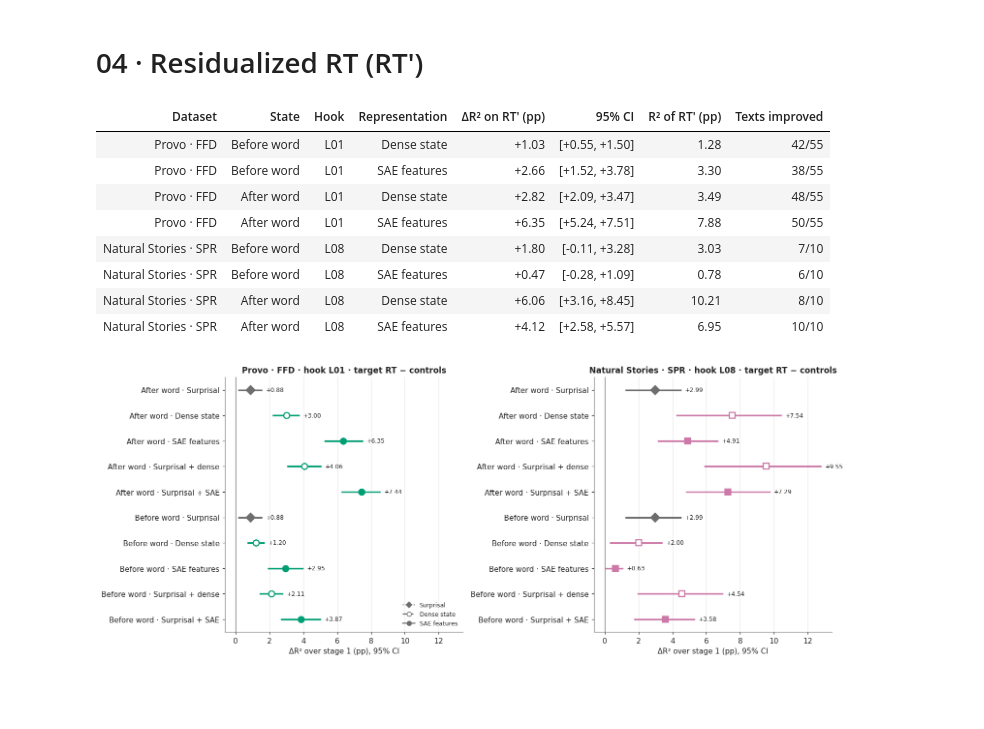
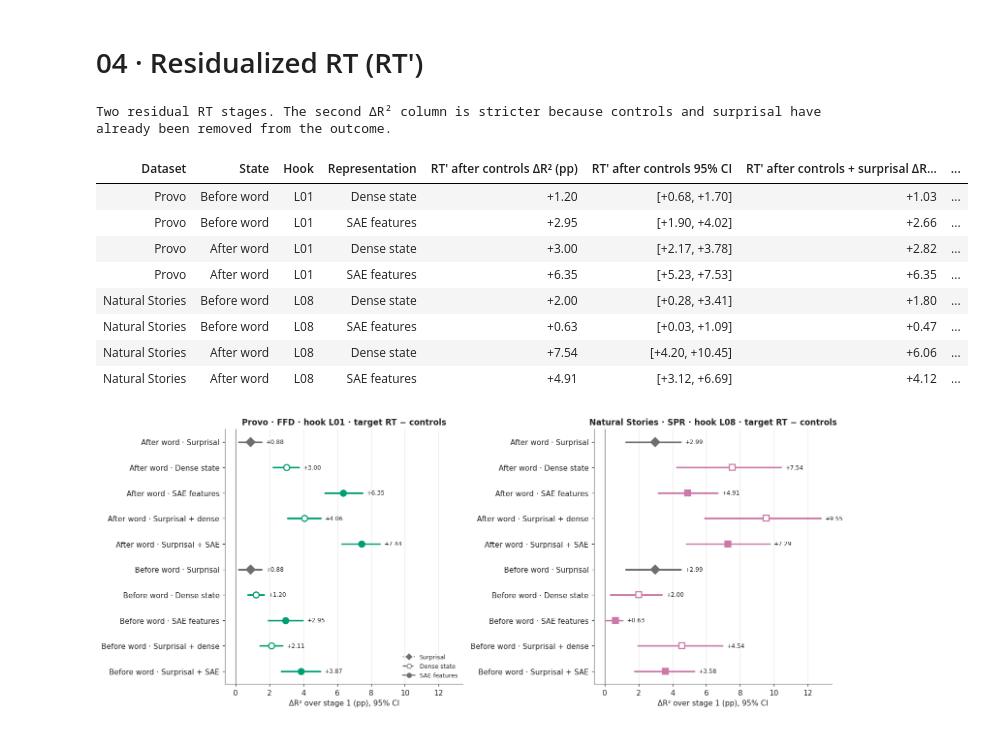
Before and after one commit to theraSara/saert, a Jupyter notebook: notebooks/04_residual_rt.ipynb, the cells around one changed output. Saved outputs shown, nothing was run; the diff lists cells and outputs as text; code cells hidden in the pictures; blank space fills up the shorter version.

Commit message:
Add residual RT stage comparison table

```diff
--- a/notebooks/04_residual_rt.ipynb
+++ b/notebooks/04_residual_rt.ipynb
@@ -26,40 +26,55 @@ def primary(target):
     keep = [(t.corpus == c) & ((t.label == PRIMARY_HOOKS[c]) | (t.representation == "surprisal")) for c in CORPORA]
     return t[keep[0] | keep[1]]
 # %%
-summary_rows = []
-strict = res[res.target == "resid_controls_surprisal"]
+# Stage comparison table: darker green/pink cells indicate larger positive held-out gain for that corpus.
+stage_rows = []
 for corpus in CORPORA:
     hook = PRIMARY_HOOKS[corpus]
     for kind in ["prefix", "post"]:
         for rep in ["dense", "sae"]:
-            r = strict[(strict.corpus == corpus) & (strict.kind == kind) &
-                       (strict.label == hook) & (strict.representation == rep)].iloc[0]
-            summary_rows.append({
-                "Dataset": CORPUS_LABELS[corpus],
+            base = {
+                "Dataset": CORPUS_LABELS[corpus].split(" ·")[0],
                 "State": STATE_LABELS[kind],
                 "Hook": hook,
                 "Representation": REP_LABELS[rep],
-                "ΔR² on RT′ (pp)": r.delta_r2_pp,
-                "95% CI": f"[{r.ci_low_pp:+.2f}, {r.ci_high_pp:+.2f}]",
-                "R² of RT′ (pp)": r.r2_resid_pp,
-                "Texts improved": f"{int(r.texts_improved)}/{int(r.n_texts)}",
-            })
-rtprime_table = pd.DataFrame(summary_rows)
-display(focus_table(rtprime_table, important=["ΔR² on RT′ (pp)"],
-                    signed_columns=["ΔR² on RT′ (pp)"],
-                    formats={"ΔR² on RT′ (pp)": "{:+.2f}", "R² of RT′ (pp)": "{:.2f}"},
-                    # caption="Strict RT′ summary: controls and surprisal have already been removed from the outcome."
-                    ))
+            }
+            for target, label in [
+                ("resid_controls", "RT′ after controls"),
+                ("resid_controls_surprisal", "RT′ after controls + surprisal"),
+            ]:
+                r = res[(res.target == target) & (res.corpus == corpus) & (res.kind == kind) &
+                        (res.label == hook) & (res.representation == rep)].iloc[0]
+                base[f"{label} ΔR² (pp)"] = r.delta_r2_pp
+                base[f"{label} 95% CI"] = f"[{r.ci_low_pp:+.2f}, {r.ci_high_pp:+.2f}]"
+            base["Change after removing surprisal"] = (
+                base["RT′ after controls + surprisal ΔR² (pp)"] - base["RT′ after controls ΔR² (pp)"]
+            )
+            stage_rows.append(base)
+
+rtprime_stage_table = pd.DataFrame(stage_rows)
+display(focus_table(
+    rtprime_stage_table.round(2),
+    important=["RT′ after controls ΔR² (pp)", "RT′ after controls + surprisal ΔR² (pp)",
+               "Change after removing surprisal"],
+    signed_columns=["RT′ after controls ΔR² (pp)", "RT′ after controls + surprisal ΔR² (pp)"],
+    formats={
+        "RT′ after controls ΔR² (pp)": "{:+.2f}",
+        "RT′ after controls + surprisal ΔR² (pp)": "{:+.2f}",
+        "Change after removing surprisal": "{:+.2f}",
+    },
+    caption="Two residual RT stages. The second ΔR² column is stricter because controls and surprisal have already been removed from the outcome."
+))
 # %% [output]
+Two residual RT stages. The second ΔR² column is stricter because controls and surprisal have already been removed from the outcome.
-| Dataset | State | Hook | Representation | ΔR² on RT′ (pp) | 95% CI | R² of RT′ (pp) | Texts improved |
-| Provo · FFD | Before word | L01 | Dense state | +1.03 | [+0.55, +1.50] | 1.28 | 42/55 |
-| Provo · FFD | Before word | L01 | SAE features | +2.66 | [+1.52, +3.78] | 3.30 | 38/55 |
-| Provo · FFD | After word | L01 | Dense state | +2.82 | [+2.09, +3.47] | 3.49 | 48/55 |
-| Provo · FFD | After word | L01 | SAE features | +6.35 | [+5.24, +7.51] | 7.88 | 50/55 |
-| Natural Stories · SPR | Before word | L08 | Dense state | +1.80 | [-0.11, +3.28] | 3.03 | 7/10 |
-| Natural Stories · SPR | Before word | L08 | SAE features | +0.47 | [-0.28, +1.09] | 0.78 | 6/10 |
-| Natural Stories · SPR | After word | L08 | Dense state | +6.06 | [+3.16, +8.45] | 10.21 | 8/10 |
-| Natural Stories · SPR | After word | L08 | SAE features | +4.12 | [+2.58, +5.57] | 6.95 | 10/10 |
+| Dataset | State | Hook | Representation | RT′ after controls ΔR² (pp) | RT′ after controls 95% CI | RT′ after controls + surprisal ΔR... | ... |
+| Provo | Before word | L01 | Dense state | +1.20 | [+0.68, +1.70] | +1.03 | ... |
+| Provo | Before word | L01 | SAE features | +2.95 | [+1.90, +4.02] | +2.66 | ... |
+| Provo | After word | L01 | Dense state | +3.00 | [+2.17, +3.78] | +2.82 | ... |
+| Provo | After word | L01 | SAE features | +6.35 | [+5.23, +7.53] | +6.35 | ... |
+| Natural Stories | Before word | L08 | Dense state | +2.00 | [+0.28, +3.41] | +1.80 | ... |
+| Natural Stories | Before word | L08 | SAE features | +0.63 | [+0.03, +1.09] | +0.47 | ... |
+| Natural Stories | After word | L08 | Dense state | +7.54 | [+4.20, +10.45] | +6.06 | ... |
+| Natural Stories | After word | L08 | SAE features | +4.91 | [+3.12, +6.69] | +4.12 | ... |
 # %%
 order = ["surprisal", "dense", "sae", "surprisal+dense", "surprisal+sae"]
 fig, axes = plt.subplots(1, 2, figsize=(14, 5.5), layout="constrained", sharex=True)
```
Also changed, not shown: parts of 1 cell of this notebook.
